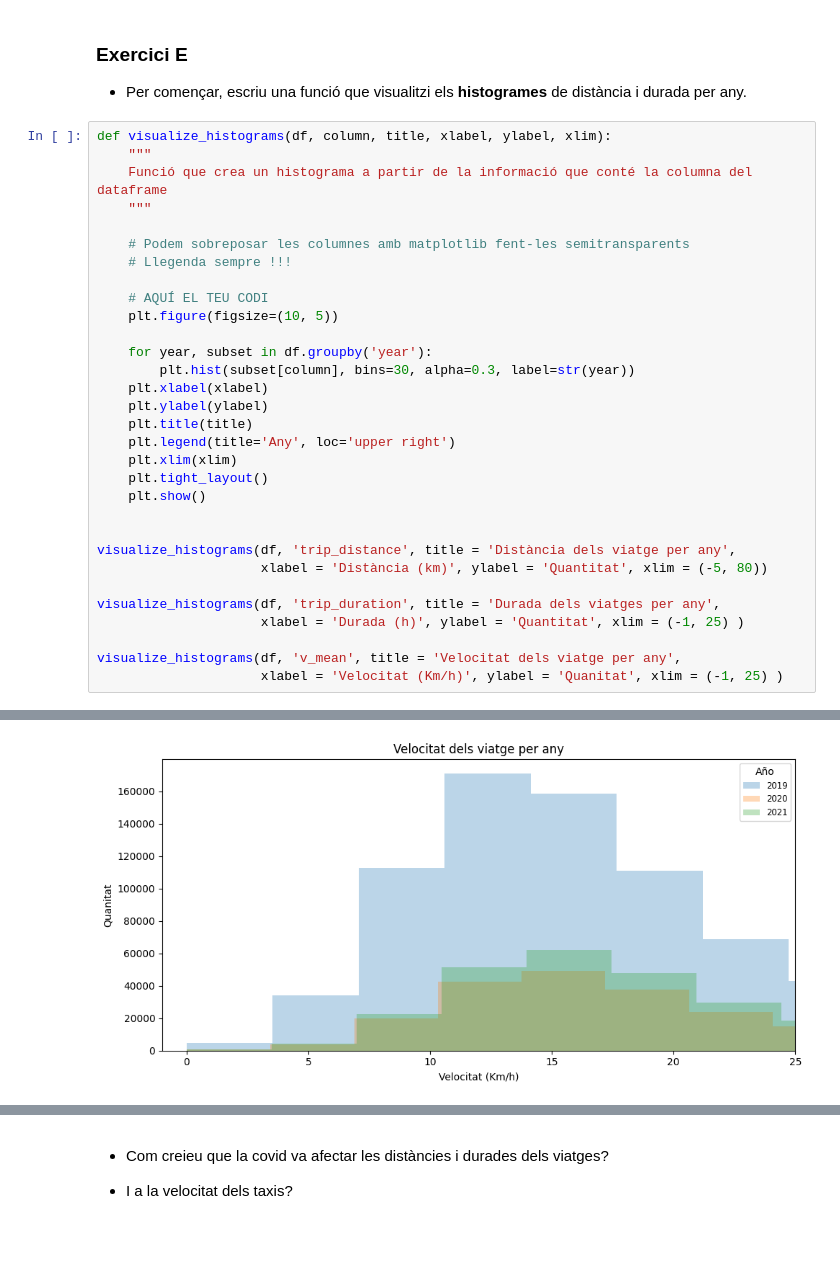
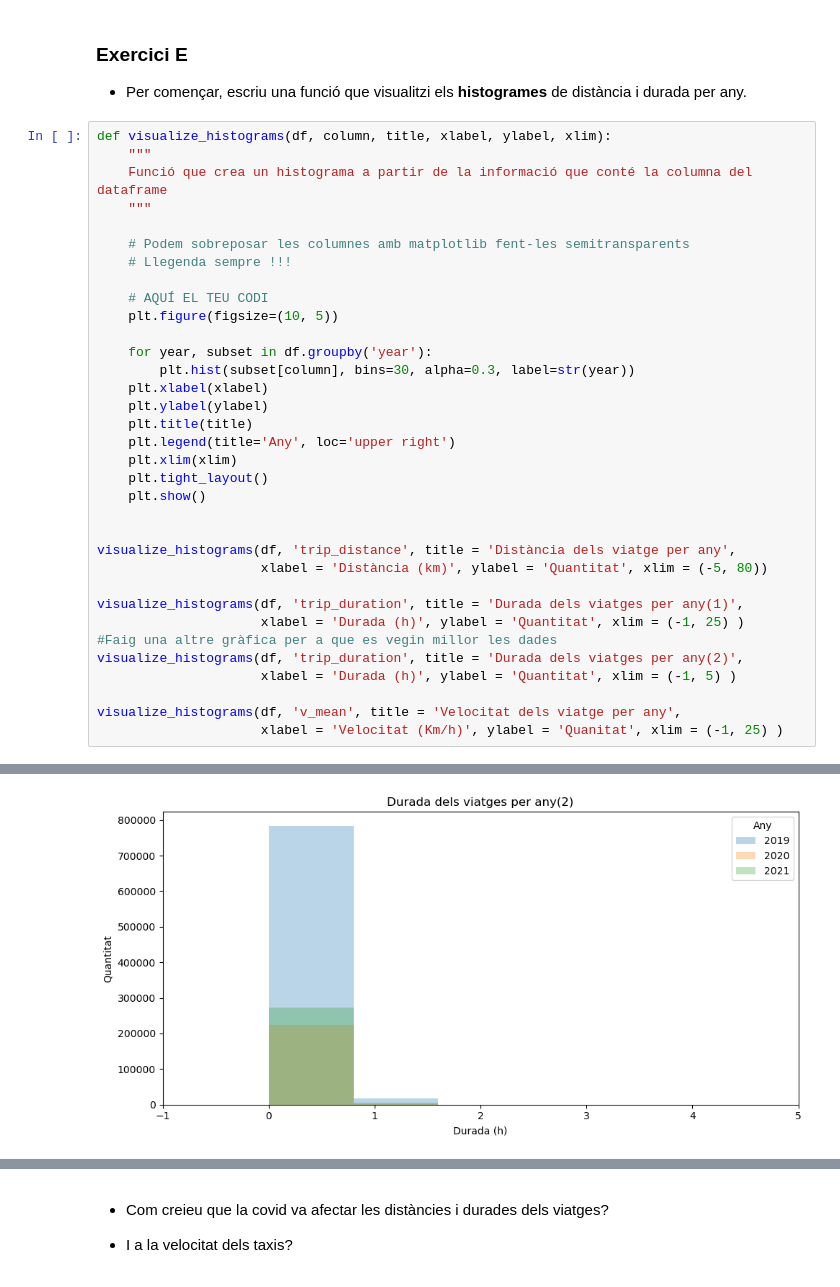
Before and after one commit to sudo-Itramplay/PracticaTNUI, a Jupyter notebook: Practica12025.ipynb, the cells around one changed output, grey strips where cells are left out. Drawn from its saved outputs; the diff is of its cells as text; blank space fills up the shorter version.

```diff
--- a/Practica12025.ipynb
+++ b/Practica12025.ipynb
@@ -611,8 +589,11 @@ def visualize_histograms(df, column, title, xlabel, ylabel, xlim):
 visualize_histograms(df, 'trip_distance', title = 'Distància dels viatge per any',
                      xlabel = 'Distància (km)', ylabel = 'Quantitat', xlim = (-5, 80))
 
-visualize_histograms(df, 'trip_duration', title = 'Durada dels viatges per any',
+visualize_histograms(df, 'trip_duration', title = 'Durada dels viatges per any(1)',
                      xlabel = 'Durada (h)', ylabel = 'Quantitat', xlim = (-1, 25) )
+#Faig una altre gràfica per a que es vegin millor les dades
+visualize_histograms(df, 'trip_duration', title = 'Durada dels viatges per any(2)',
+                     xlabel = 'Durada (h)', ylabel = 'Quantitat', xlim = (-1, 5) )
 
 visualize_histograms(df, 'v_mean', title = 'Velocitat dels viatge per any',
                      xlabel = 'Velocitat (Km/h)', ylabel = 'Quanitat', xlim = (-1, 25) )
@@ -622 +603 @@ visualize_histograms(df, 'v_mean', title = 'Velocitat dels viatge per any',
-[figure, old version]
+[figure, new version]
```
Also changed, not shown: parts of 10 cells of this notebook.
